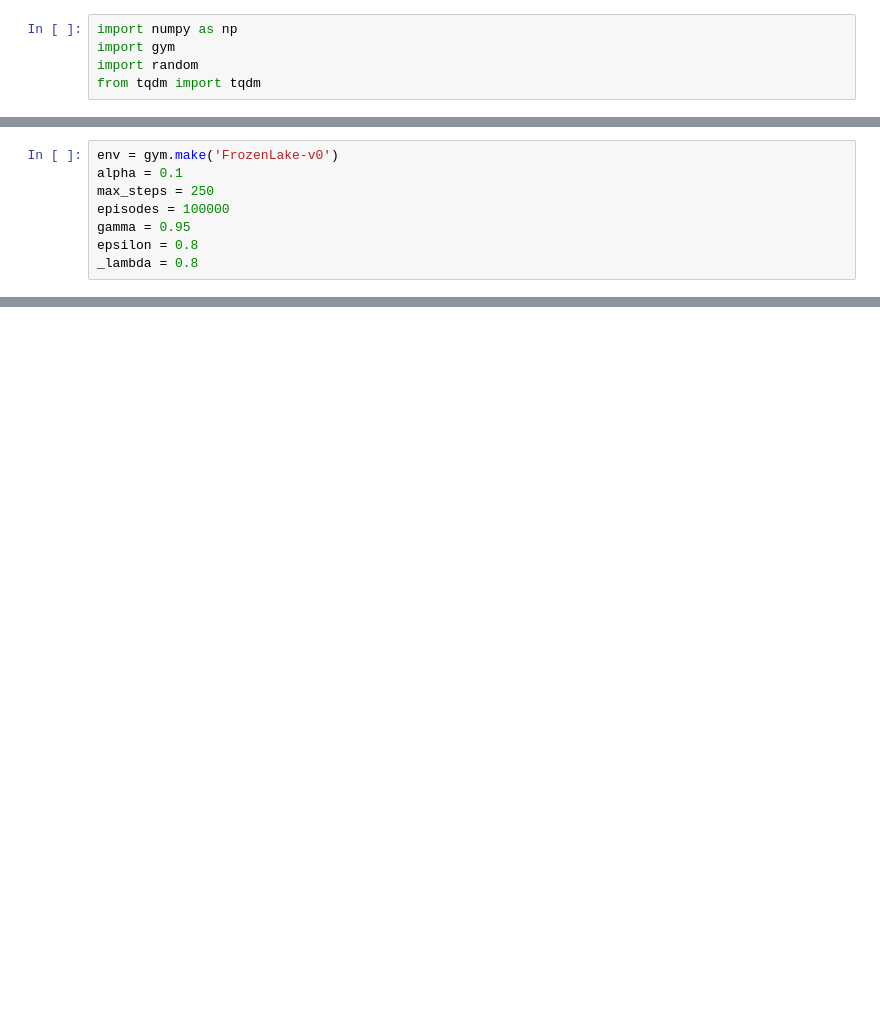
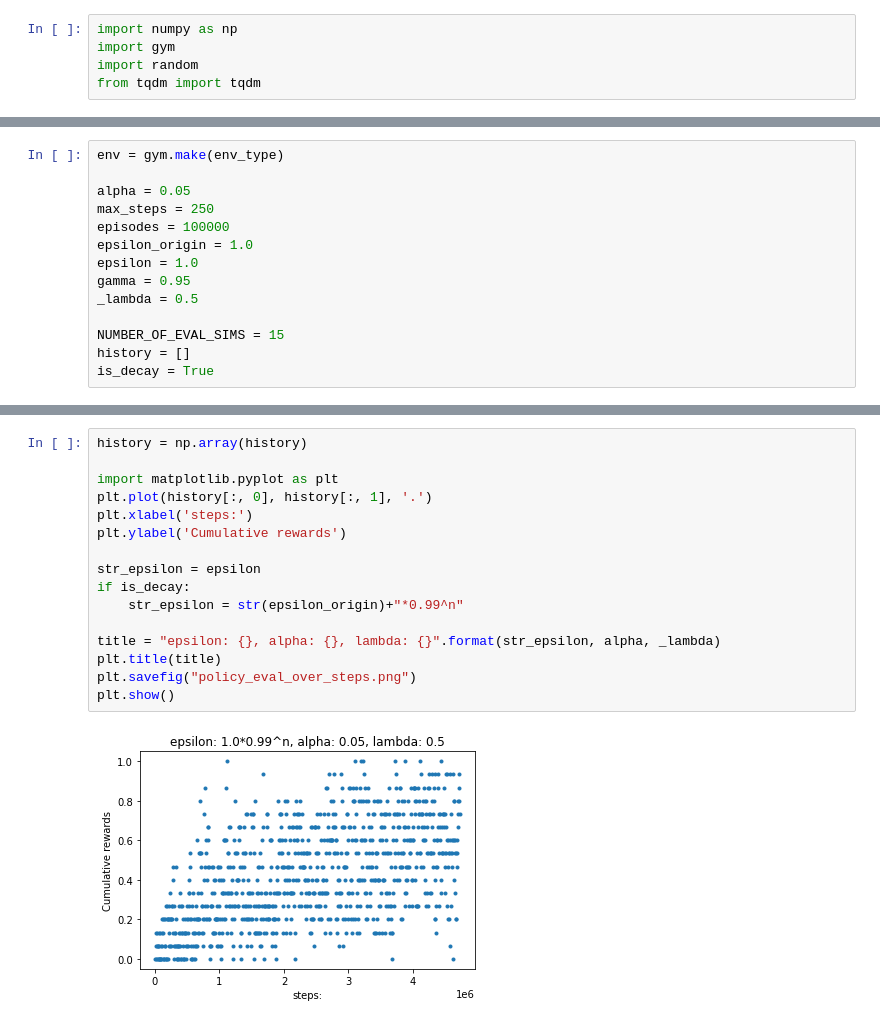
Before and after one commit to osovlanski/reilr, a Jupyter notebook: 2/Ass2.ipynb, the cells around one changed output, grey strips where cells are left out. Cells and saved outputs as stored; diff of their text form; blank space fills up the shorter version.

Commit message:
add decay factor and plot

```diff
--- a/2/Ass2.ipynb
+++ b/2/Ass2.ipynb
@@ -12,11 +14,17 @@ from tqdm import tqdm
 # %%
-env = gym.make('FrozenLake-v0')
-alpha = 0.1
+env = gym.make(env_type)
+
+alpha = 0.05
 max_steps = 250
 episodes = 100000
+epsilon_origin = 1.0
+epsilon = 1.0
 gamma = 0.95
-epsilon = 0.8
-_lambda = 0.8
+_lambda = 0.5
+
+NUMBER_OF_EVAL_SIMS = 15
+history = []
+is_decay = True
 # %%
 def Initialize_Q():
     Q = np.zeros((env.env.nS,env.env.nA))
@@ -82,3 +140,21 @@ Q,Policy = Sarsa_lambda(episodes,max_steps)
+# %%
+history = np.array(history)
+
+import matplotlib.pyplot as plt
+plt.plot(history[:, 0], history[:, 1], '.')
+plt.xlabel('steps:')
+plt.ylabel('Cumulative rewards')
+
+str_epsilon = epsilon
+if is_decay:
+    str_epsilon = str(epsilon_origin)+"*0.99^n"
+
+title = "epsilon: {}, alpha: {}, lambda: {}".format(str_epsilon, alpha, _lambda)
+plt.title(title)
+plt.savefig("policy_eval_over_steps.png")
+plt.show()
+# %% [output]
+[figure, added]
 # %%
 def decode_action(action):
     if action == 0:
```
Also changed, not shown: parts of 4 cells of this notebook, 1 other file.
